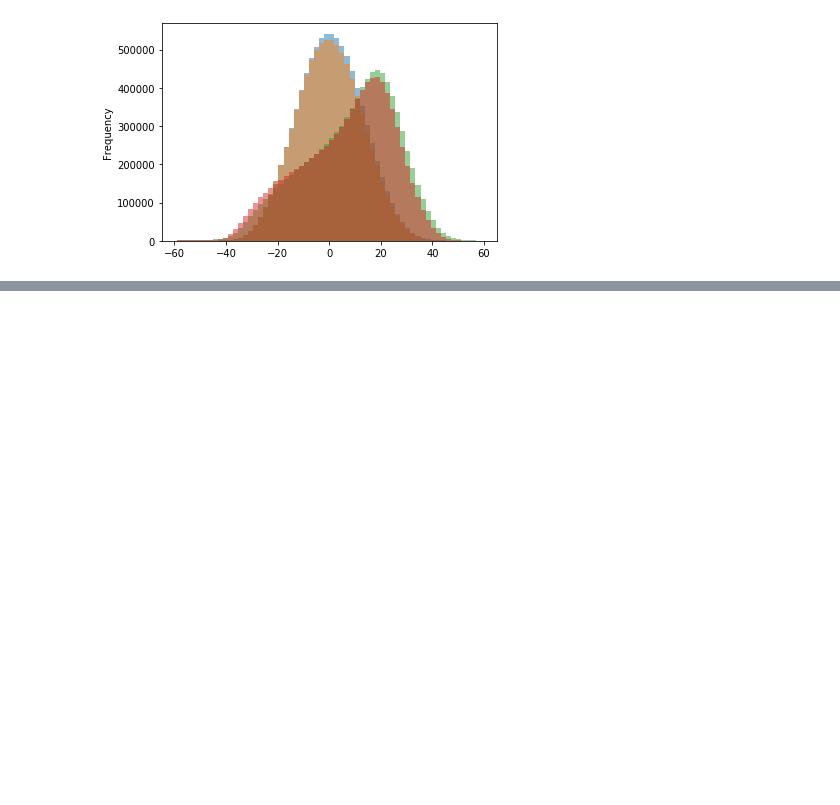
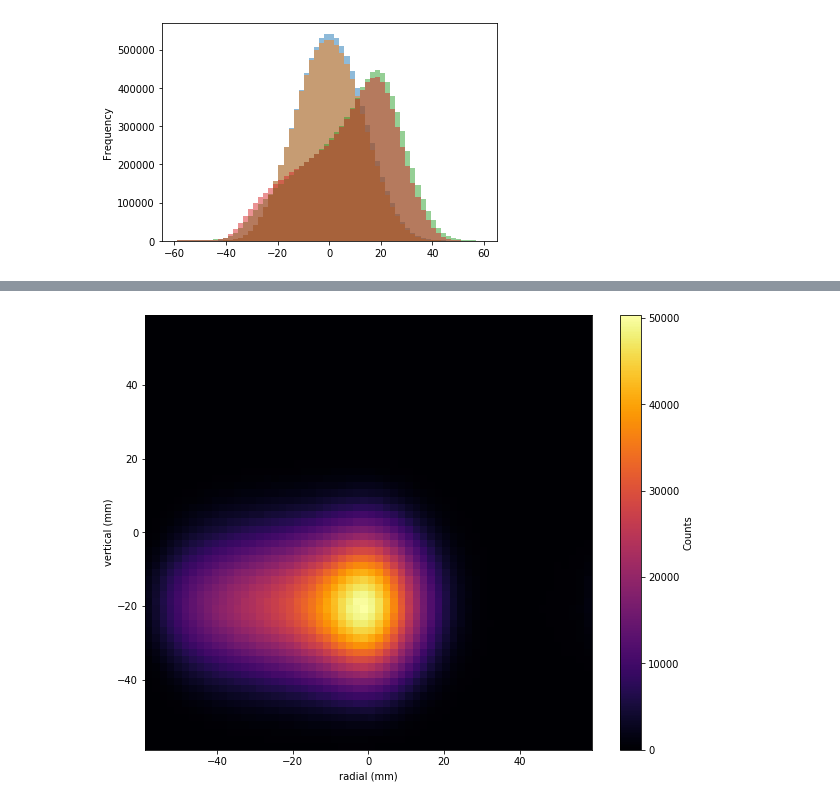
Before and after one commit to jasonbono/MuonConvolution, a Jupyter notebook: tracker_info/beam_moments_demo.ipynb, the cells around one changed output, grey strips where cells are left out. Cells and saved outputs as stored; diff of their text form; code cells hidden in the pictures; blank space fills up the shorter version.

```diff
--- a/tracker_info/beam_moments_demo.ipynb
+++ b/tracker_info/beam_moments_demo.ipynb
@@ -54,0 +43,7 @@ em_3 = get_rms(v,m_3,w) #the vertical rms
+# %%
+xshift = -20
+yshift = -20
+df_shift = shift_beam(df_tracker,xshift,yshift)
+plot_beam(df_shift)
+# %% [output]
+[figure, added]
```
Also changed, not shown: parts of 6 cells of this notebook, 3 other files.
